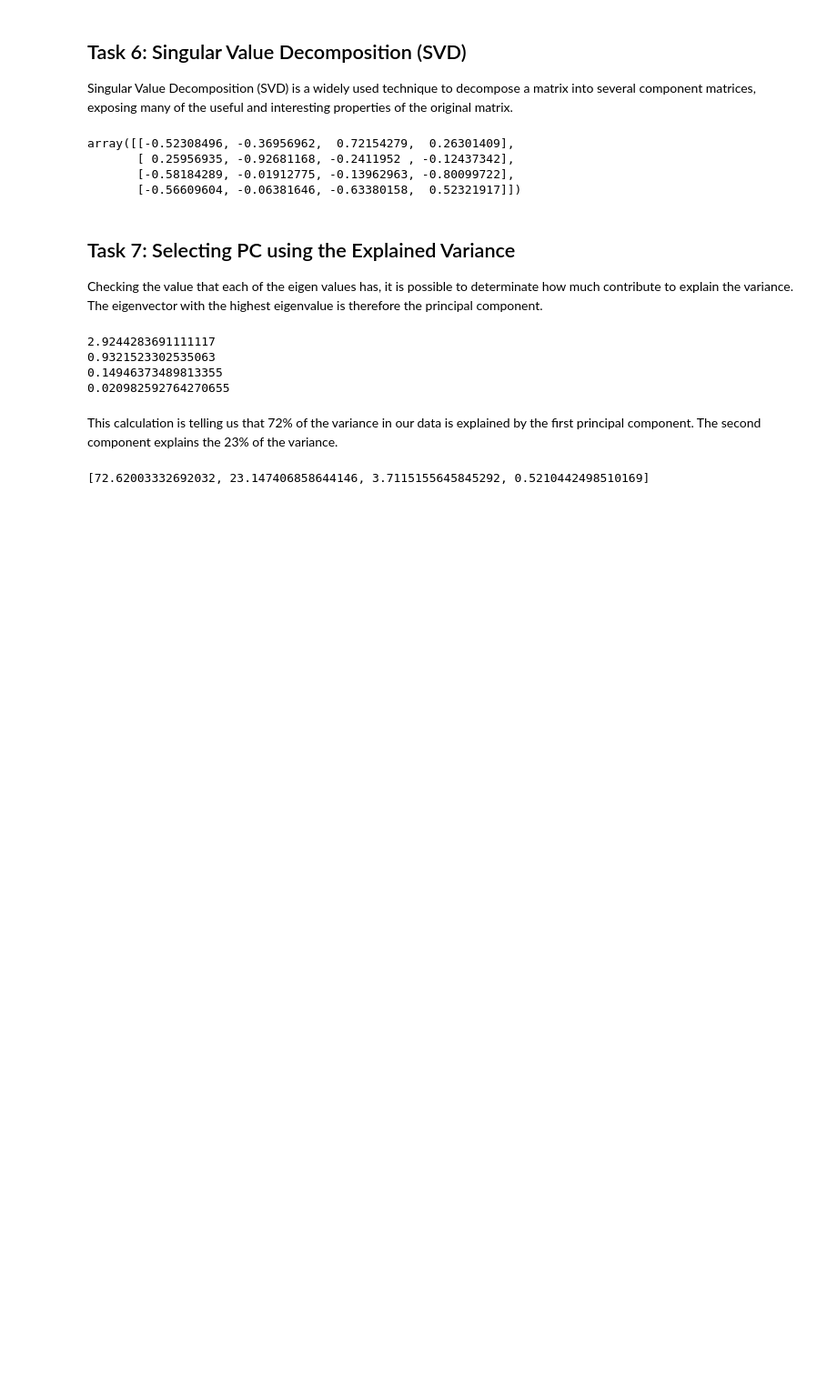
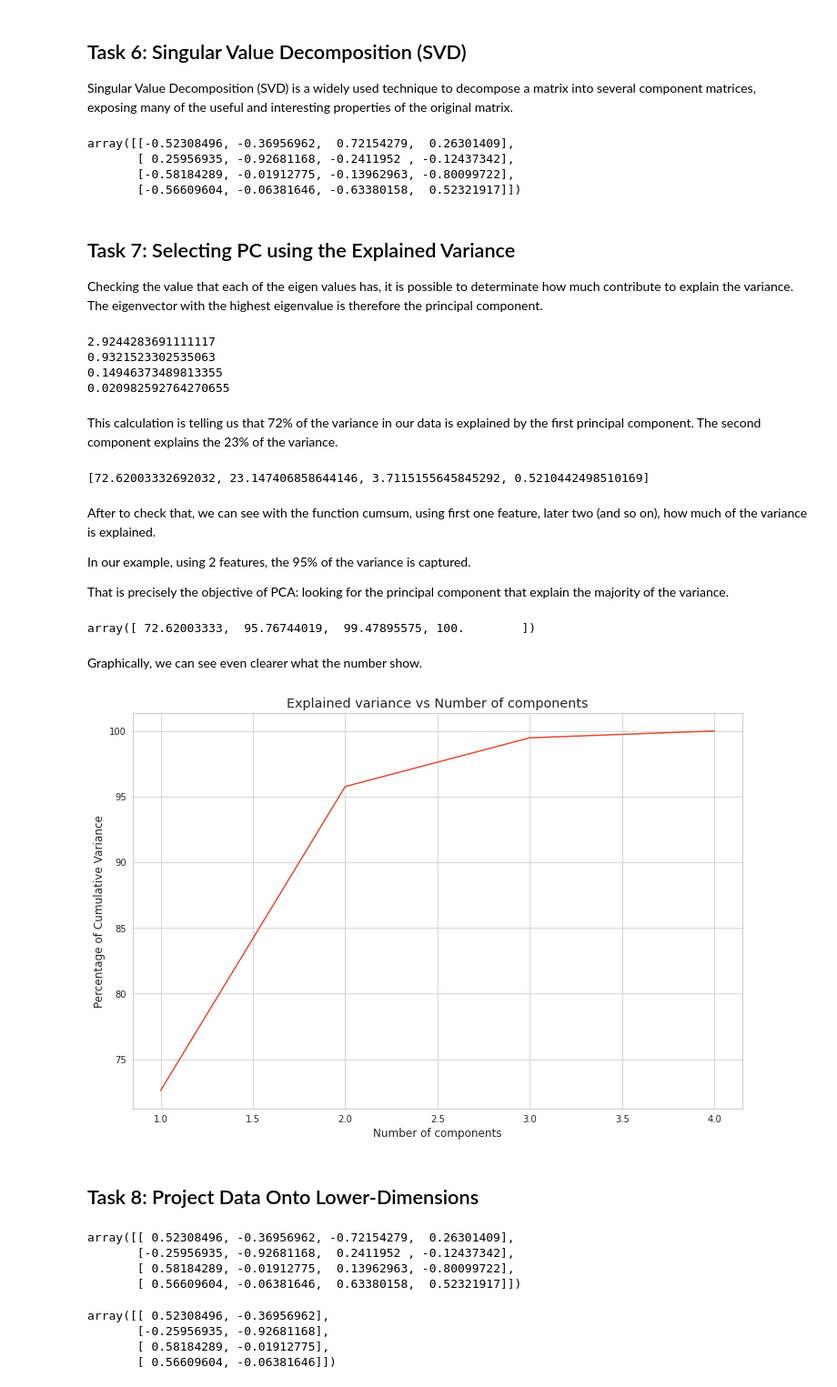
Before and after one commit to frm1789/100DaysOfPython, a Jupyter notebook: PCA_with_NumPy.ipynb, the cells around one changed output. Shown: that part at 91% size. Cells and saved outputs as stored; diff of their text form; code cells hidden in the pictures; blank space fills up the shorter version.

```diff
--- a/PCA_with_NumPy.ipynb
+++ b/PCA_with_NumPy.ipynb
@@ -66,4 +68,5 @@ memory usage: 7.0+ KB
 # %%
+sns.set_style("whitegrid")
 sns.scatterplot ( x = df.sepal_lenght, y = df.sepal_width, hue = df.species, style = df.species)
 # %% [output]
 <matplotlib.axes._subplots.AxesSubplot at 0x...>
@@ -123,3 +126,42 @@ variance_explained = [(i/sum(eigen_values))*100 for i in eigen_values]
 variance_explained
 # %% [output]
 [72.62003332692032, 23.147406858644146, 3.7115155645845292, 0.5210442498510169]
+# %% [markdown]
+After to check that, we can see with the function cumsum, using first one feature, later two (and so on), how much of the variance is explained.
+
+In our example, using 2 features, the 95% of the variance is captured.
+
+That is precisely the objective of PCA: looking for the principal component that explain the majority of the variance.
+# %%
+cumulative_variance_explained = np.cumsum(variance_explained)
+cumulative_variance_explained
+# %% [output]
+array([ 72.62003333,  95.76744019,  99.47895575, 100.        ])
+# %% [markdown]
+Graphically, we can see even clearer what the number show.
+# %%
+sns.set_style("whitegrid")
+sns.lineplot( x = [1,2,3,4], y = cumulative_variance_explained)
+plt.xlabel("Number of components")
+plt.ylabel("Percentage of Cumulative Variance")
+plt.title("Explained variance vs Number of components")
+plt.show()
+# %% [output]
+[figure, added]
+# %% [markdown]
+## Task 8: Project Data Onto Lower-Dimensions
+# %%
+eigen_vectors
+# %% [output]
+array([[ 0.52308496, -0.36956962, -0.72154279,  0.26301409],
+       [-0.25956935, -0.92681168,  0.2411952 , -0.12437342],
+       [ 0.58184289, -0.01912775,  0.13962963, -0.80099722],
+       [ 0.56609604, -0.06381646,  0.63380158,  0.52321917]])
+# %%
+projection_matrix = (eigen_vectors.T[:][:])[:2].T
+projection_matrix
+# %% [output]
+array([[ 0.52308496, -0.36956962],
+       [-0.25956935, -0.92681168],
+       [ 0.58184289, -0.01912775],
+       [ 0.56609604, -0.06381646]])
```
Also changed, not shown: parts of 4 cells of this notebook.
